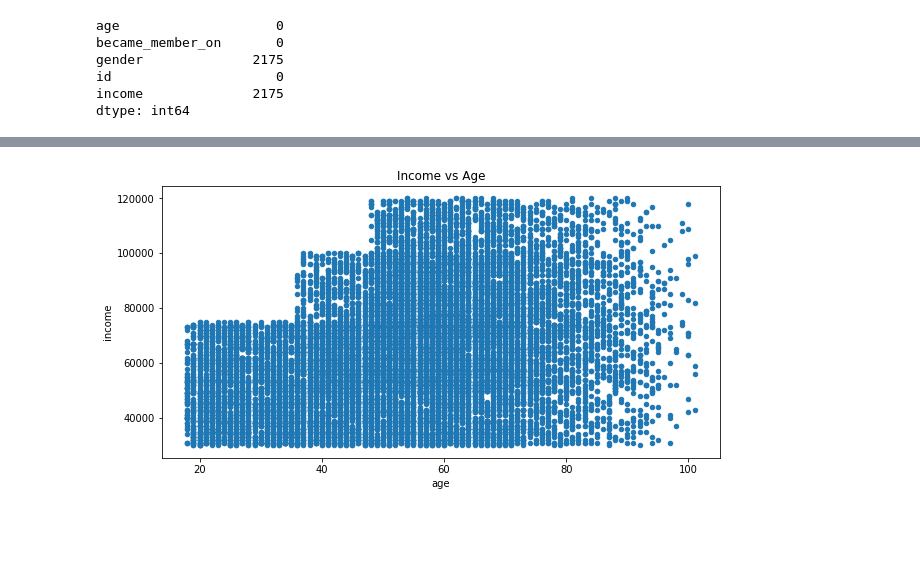
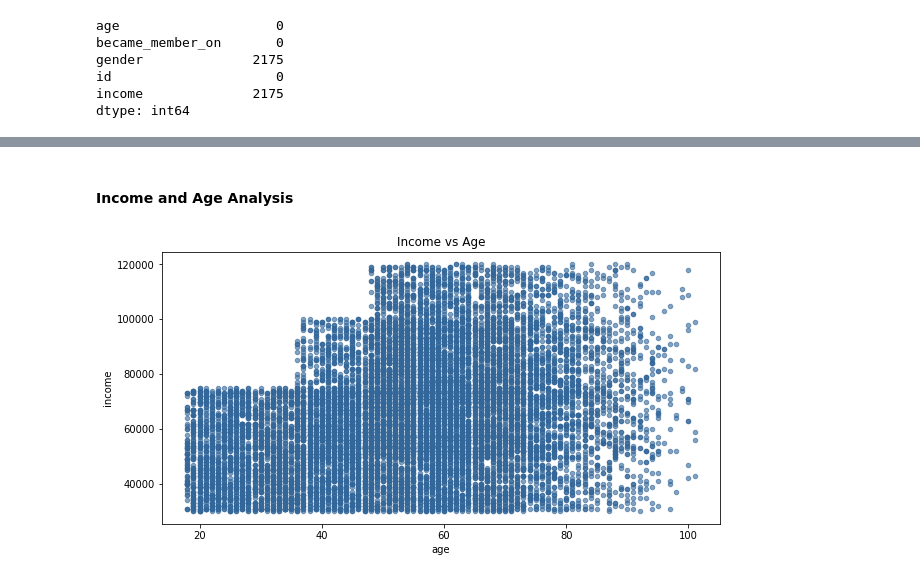
Before and after one commit to adhamelkhouly/starbucks_promotions, a Jupyter notebook: starbucks_offers.ipynb, the cells around one changed output, grey strips where cells are left out. Saved outputs shown, nothing was run; the diff lists cells and outputs as text; code cells hidden in the pictures; blank space fills up the shorter version.

Commit message:
ADD age and income analysis Added some analysis based on the profile.json profile, regarding customers income, age and gender

```diff
--- a/starbucks_offers.ipynb
+++ b/starbucks_offers.ipynb
@@ -180,3 +202,37 @@ portfolio.plot(x='duration', y='reward', kind='scatter', figsize=[10,5]);
+# %%
+def customer_mapper(df, column_name):
+    coded_dict = dict()
+    counter = 0
+    customer_encoded = []
+
+    for val in df[column_name]:
+        if val not in coded_dict:
+            coded_dict[val] = counter
+            counter+=1
+
+        customer_encoded.append(coded_dict[val])
+    return customer_encoded, coded_dict
+# %%
+def clean_profile_data(df):
+    # Dropping rows with NaN values
+    df.dropna(inplace=True)
+
+    # Convert became_member_on to date
+    df.became_member_on = profile.became_member_on.apply(
+        lambda x: datetime.strptime(str(x), '%Y%m%d').strftime('%Y-%m-%d'))
+    df.became_member_on = pd.to_datetime(profile.became_member_on)
+
+    # Sort by date
+    df = df.sort_values(['became_member_on', 'income'], ascending=False)
+
+    # Encode user id to user_id
+    df['customer_id'], customer_dict = customer_mapper(df, 'id')
+    df.drop(columns=['id'], inplace=True)
+
+    # Index
+    df =  df.set_index('customer_id')
+
+    return df, customer_dict
 # %%
 profile.head()
 # %% [output]
@@ -196,6 +254,6 @@ gender              2175
 id                     0
 income              2175
 dtype: int64
-# %%
-# Choosing to remove those users as they provide no use for later models, as they also have an age of 118
-profile.dropna(inplace=True)
+# %%
+profile, customer_dict = clean_profile_data(profile)
+profile.head()
@@ -202,4 +268,6 @@ profile.dropna(inplace=True)
+# %% [markdown]
+#### Income and Age Analysis
 # %%
-profile.plot(x='age', y='income', title='Income vs Age', kind='scatter', figsize=[10,5]);
+profile.plot(x='age', y='income', title='Income vs Age', kind='scatter', figsize=[10,5], color=(0.2, 0.4, 0.6, 0.6));
 # %% [output]
-[figure, old version]
+[figure, new version]
```
Also changed, not shown: parts of 13 cells of this notebook.
